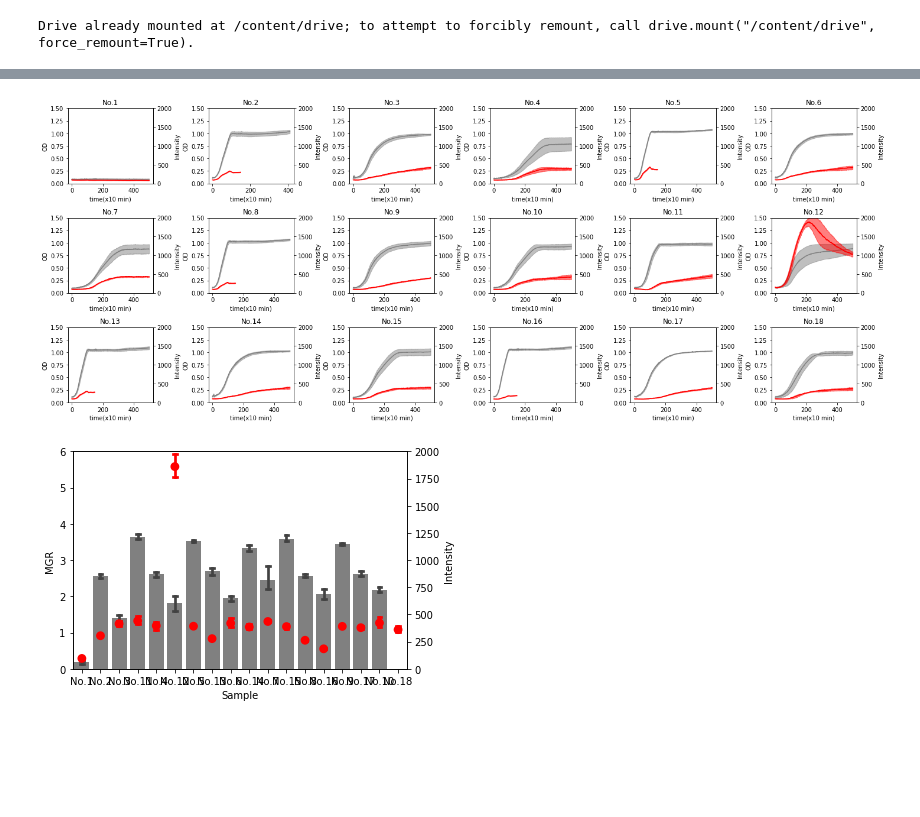
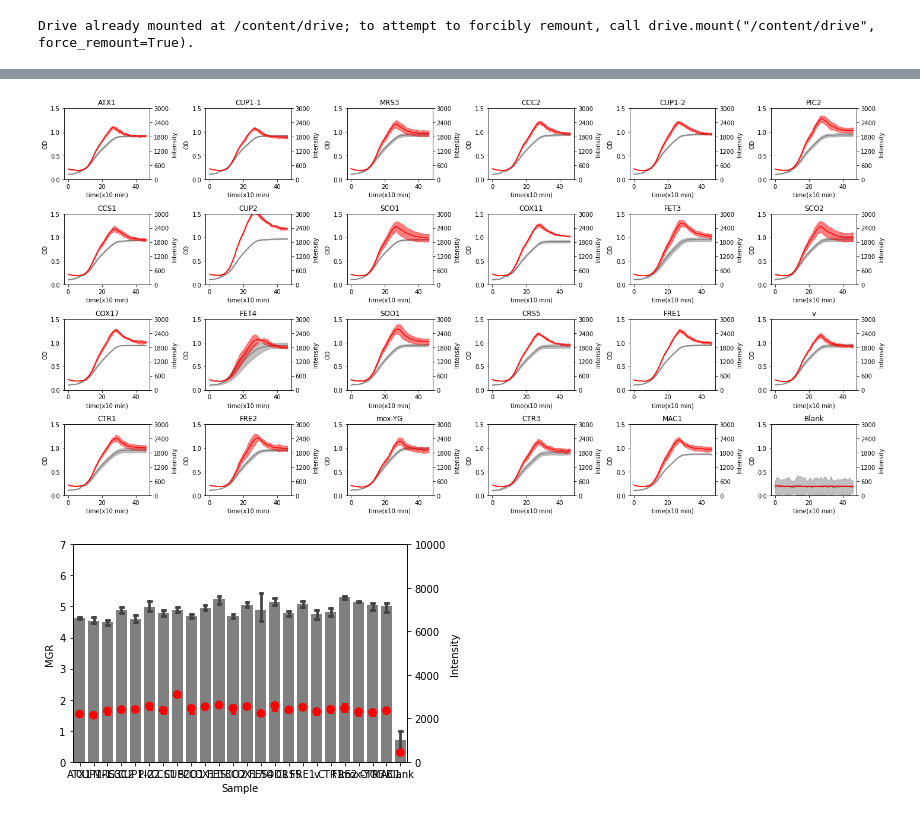
Before and after one commit to hisaom0419/my_python, a Jupyter notebook: Tecan(OD_FL)_20220322.ipynb, the cells around one changed output, grey strips where cells are left out. Saved outputs shown, nothing was run; the diff lists cells and outputs as text; code cells hidden in the pictures; blank space fills up the shorter version.

```diff
--- a/Tecan(OD_FL)_20220322.ipynb
+++ b/Tecan(OD_FL)_20220322.ipynb
@@ -37,9 +51,9 @@ Requirement already satisfied: xlsxwriter in /usr/local/lib/python3.7/dist-packa
 #データ読み込み(ver.1.0.0)
 
 #----必須入力項目----
-data_file = '20220318_2 (1).xlsx' #データシート
+data_file = 'CY_SC-Ura_20221027.xlsx' #データシート
 max_cycle = len(pd.read_excel(data_file).columns) #最大読み取りサイクル数
-sample_file = 'Sample_sheet_n4.xlsx' #サンプルシート
+sample_file = 'Sample_sheet_CY_221027.xlsx' #サンプルシート
 graph_color = 'red' #グラフの色
 graph_file = 'Graph_20210713_fcy1SNUWT_op.pdf' #グラフの保存ファイル名
 writer = pd.ExcelWriter('20210713MGRMFL_fcy1SNUWT_op.xlsx', engine = 'xlsxwriter')
@@ -72,7 +86,8 @@ df_2c = pd.concat([df_2,pd.read_excel(sample_file, index_col=0)], axis=1, join='
 #~~~~パラメータ~~~~
 #グラフの縦軸の最大値
 max_OD = 1.5
-max_FL = 2000
+max_FL = 3000
+FL_range = max_FL/5
 #~~~~ここまで~~~~
 
 fig=plt.figure(figsize=(20,10))
@@ -99,34 +114,34 @@ for sample in (list(dict.fromkeys(list(Sample.values())))): #重複なしサン
   std1=tdf1.std(axis=0)
   y2=tdf2.mean(axis=0)
   std2=tdf2.std(axis=0)
   y3=y2/y1
 
   ax1=fig.add_subplot(4,6,n) #サンプル数に応じてグラフの数を変える。デフォルトはmax24
 
   ax1.plot(x,y1,color="gray")
   ax1.fill_between(x,y1-std1,y1+std1,alpha=0.5,color="gray")
   ax1.set_title(sample)
   ax1.set_ylabel("OD")
   ax1.set_xlabel("time(x10 min)")
   ax1.set_ylim(0, max_OD)
 
   ax2 = ax1.twinx() #2軸のグラフを描くため
   ax2.plot(x,y2,color=graph_color)
   ax2.fill_between(x,y2-std2,y2+std2,alpha=0.5,color=graph_color)
   ax2.set_ylim(0, max_FL)
-  ax2.set_yticks(np.arange(0,2000+1,500))
+  ax2.set_yticks(np.arange(0,max_FL+1,FL_range))
   ax2.set_ylabel("Intensity")
 
   # ax3 = ax1.twinx() #2軸のグラフを描くため
   # ax3.plot(x,y3,color='blue')
   # ax3.set_ylim(0, 2000)
 
 plt.tight_layout()
 plt.show()
 
 #グラフを保存
 fig.savefig(graph_file)
 # %% [output]
-[figure, old version]
+[figure, new version]
 # %%
 #MGR算出ファイル（ver.2.0.1）
@@ -170,8 +188,8 @@ for index in MGR.index:
 #MGRと最高蛍光値のグラフ化、保存（ver.1.1.0）
 
 #~~~~パラメータ~~~~
-MGR_max = 6 #MGRグラフ最大値
-MFL_max = 2000 #MFLグラフ最大値
+MGR_max =7 #MGRグラフ最大値
+MFL_max = 10000 #MFLグラフ最大値
 #~~~~ここまで~~~~
 
 
@@ -202,7 +220,7 @@ MGR.to_excel(writer, sheet_name = 'MGR')
 writer.save()
 writer.close()
 # %% [output]
-[figure, old version]
+[figure, new version]
 # %%
 #テカンで振動が発生した場合には以下を実行する
 
```
Also changed, not shown: parts of 5 cells of this notebook.
